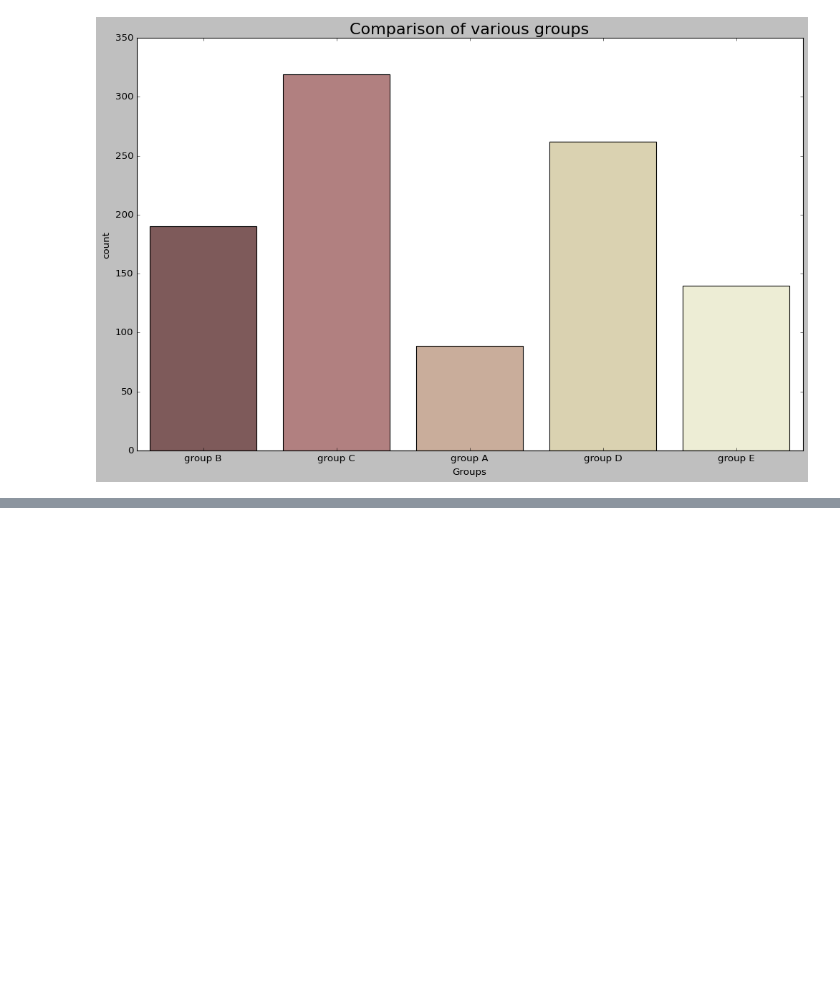
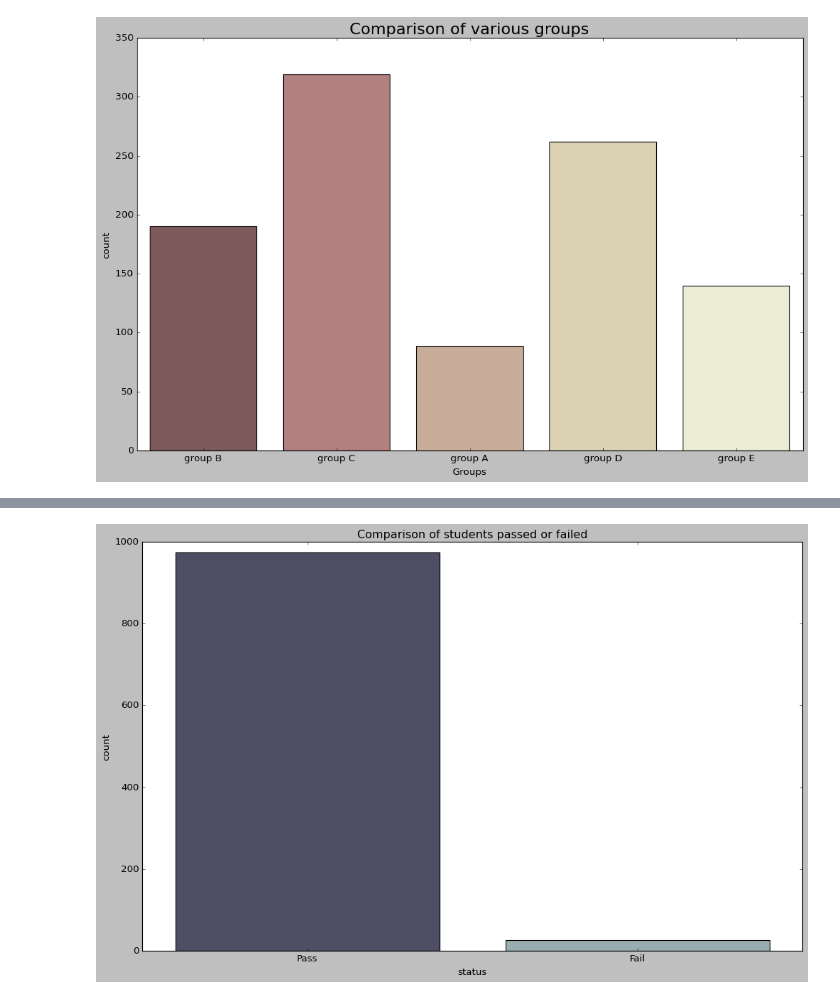
Before and after one commit to Kushal-Chandar/statistics-student-performance-analysis, a Jupyter notebook: app.ipynb, the cells around one changed output, grey strips where cells are left out. Cells and saved outputs as stored; diff of their text form; code cells hidden in the pictures; blank space fills up the shorter version.

```diff
--- a/app.ipynb
+++ b/app.ipynb
@@ -151,0 +192,17 @@ plt.show()
+# %%
+def getgrade(percentage):
+  if(percentage >= 90):
+    return 'O'
+  if(percentage >= 80):
+    return 'A'
+  if(percentage >= 70):
+    return 'B'
+  if(percentage >= 60):
+    return 'C'
+  if(percentage >= 40):
+    return 'D'
+  else :
+    return 'E'
+
+data['grades'] = data.apply(lambda x: getgrade(x['percentage']), axis = 1 )
+data['grades'].value_counts()
@@ -151,0 +217,9 @@ plt.show()
+# %%
+data['status'] = np.where(data['grades'] == 'E', 'Fail', 'Pass')
+sns.countplot(x=data['status'], palette='bone')
+plt.title("Comparison of students passed or failed")
+plt.xlabel('status')
+plt.ylabel('count')
+plt.show()
+# %% [output]
+[figure, added]
```
Also changed, not shown: parts of 12 cells of this notebook.
